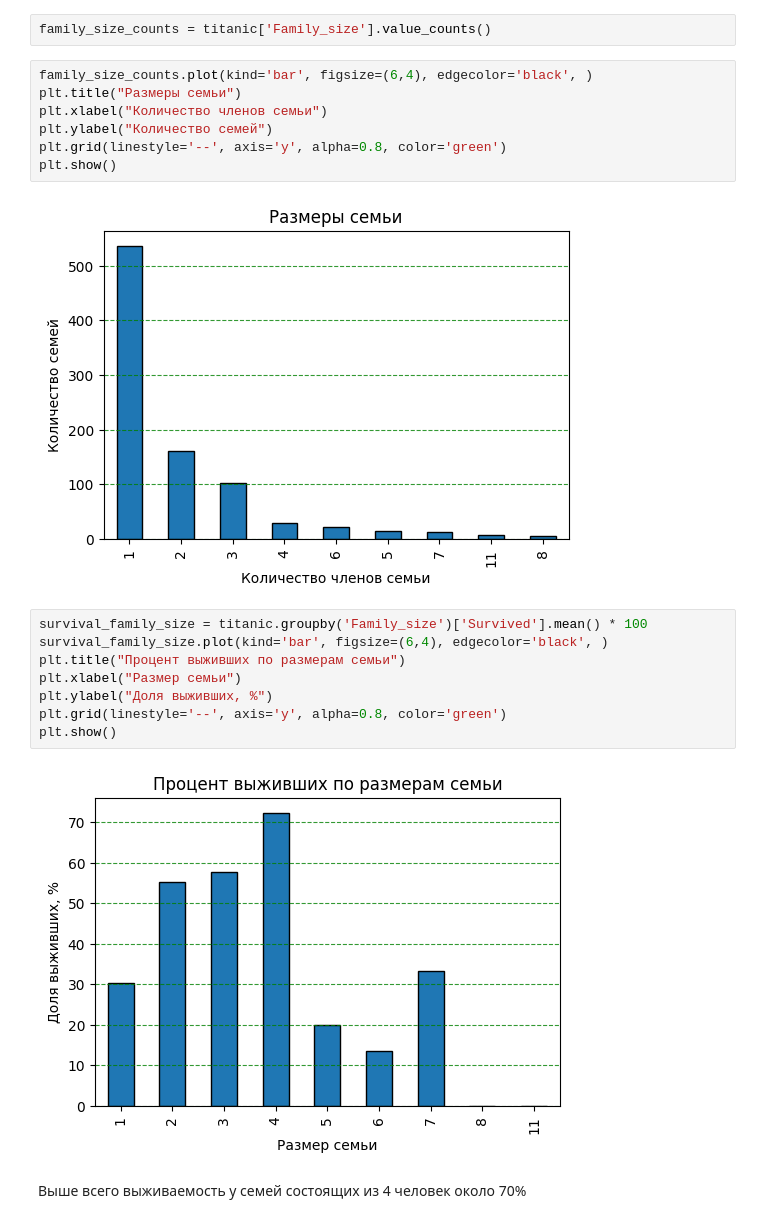
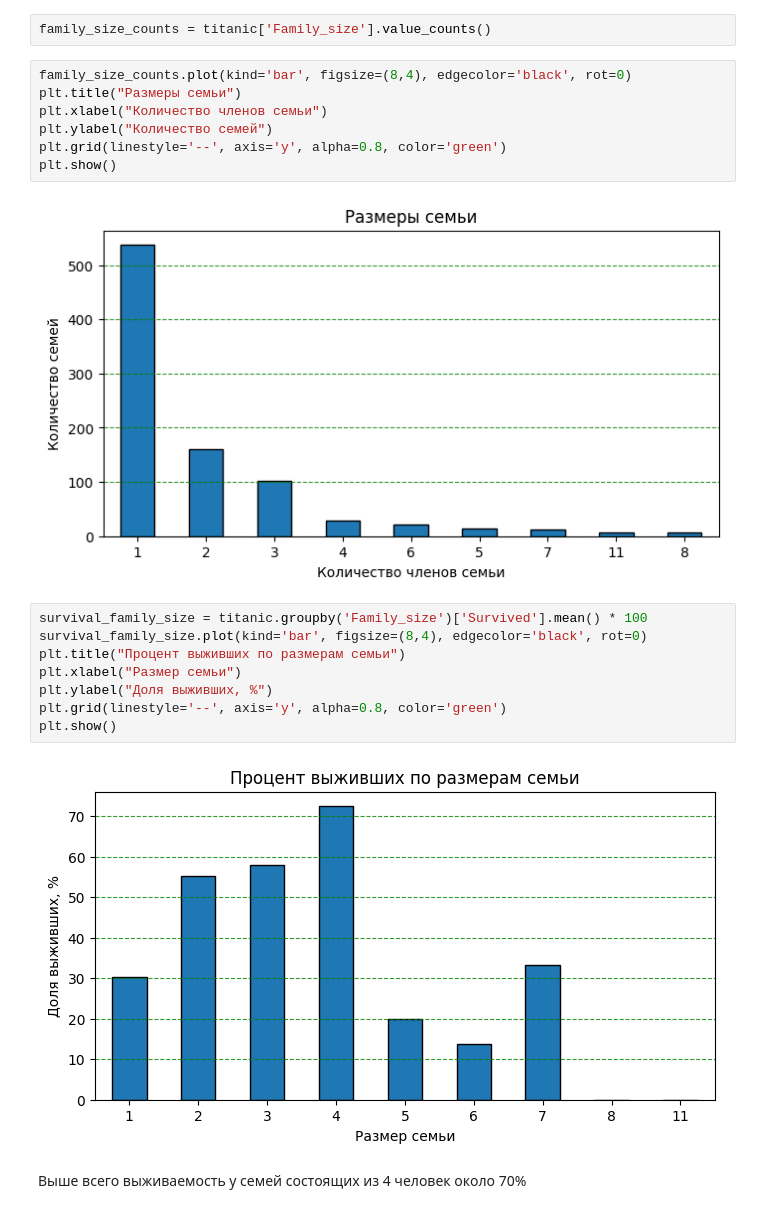
Before and after one commit to FinQr/titanic-analysis, a Jupyter notebook: Titanic.ipynb, the cells around one changed output. Drawn from its saved outputs; the diff is of its cells as text.

```diff
--- a/Titanic.ipynb
+++ b/Titanic.ipynb
@@ -467,24 +493,24 @@ titanic.head()
 # %%
 family_size_counts = titanic['Family_size'].value_counts()
 # %%
-family_size_counts.plot(kind='bar', figsize=(6,4), edgecolor='black', )
+family_size_counts.plot(kind='bar', figsize=(8,4), edgecolor='black', rot=0)
 plt.title("Размеры семьи")
 plt.xlabel("Количество членов семьи")
 plt.ylabel("Количество семей")
 plt.grid(linestyle='--', axis='y', alpha=0.8, color='green')
 plt.show()
 # %% [output]
-[figure, old version]
+[figure, new version]
 # %%
 survival_family_size = titanic.groupby('Family_size')['Survived'].mean() * 100
-survival_family_size.plot(kind='bar', figsize=(6,4), edgecolor='black', )
+survival_family_size.plot(kind='bar', figsize=(8,4), edgecolor='black', rot=0)
 plt.title("Процент выживших по размерам семьи")
 plt.xlabel("Размер семьи")
 plt.ylabel("Доля выживших, %")
 plt.grid(linestyle='--', axis='y', alpha=0.8, color='green')
 plt.show()
 # %% [output]
-[figure, old version]
+[figure, new version]
 # %% [markdown]
 Выше всего выживаемость у семей состоящих из 4 человек около 70%
 # %% [markdown]
```
Also changed, not shown: parts of 19 cells of this notebook.
